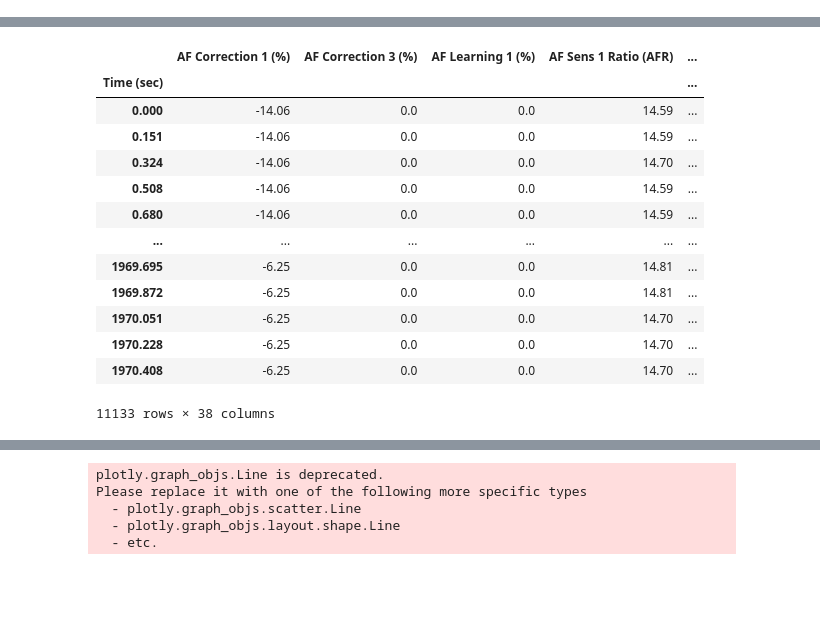
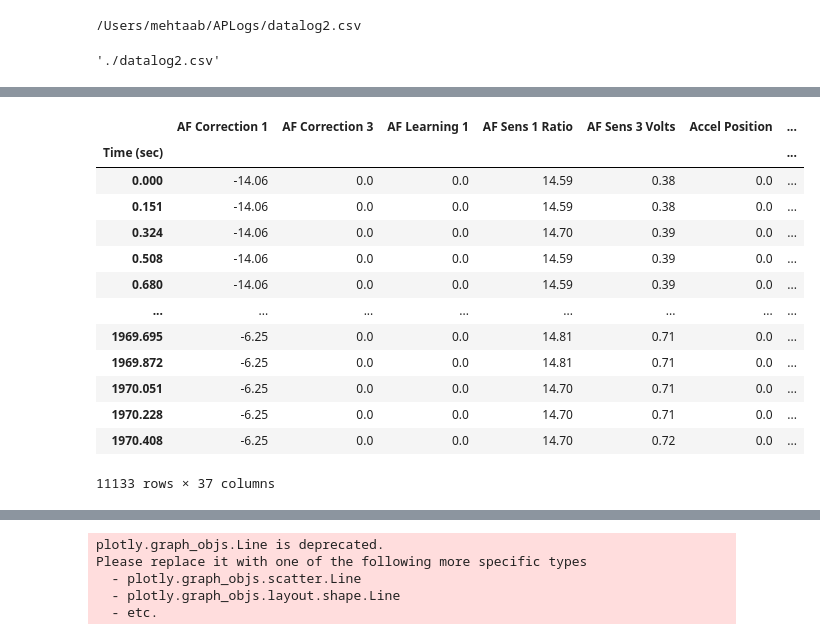
Before and after one commit to brarm/log-dive, a Jupyter notebook: log-dive.ipynb, the cells around one changed output, grey strips where cells are left out. Saved outputs shown, nothing was run; the diff lists cells and outputs as text; code cells hidden in the pictures; blank space fills up the shorter version.

Commit message:
Add filedialog for log file selection

```diff
--- a/log-dive.ipynb
+++ b/log-dive.ipynb
@@ -15,14 +17,23 @@ import dash_html_components as html
 from dash.dependencies import Input, Output, State
 # %%
 import tkinter as tk     # from tkinter import Tk for Python 3.x
-# from tkinter.filedialog import askopenfilename
+from tkinter import filedialog as fd
 
-# Tk().withdraw() # we don't want a full GUI, so keep the root window from appearing
-# filename = askopenfilename() # show an "Open" dialog box and return the path to the selected file
-# print(filename)
+root = tk.Tk()
+root.withdraw()
+
+FILENAME = fd.askopenfilename() # show an "Open" dialog box and return the path to the selected file
+print(FILENAME)
+
+root.quit()
+
+shutil.copy2(FILENAME, '.')
+# %% [output]
+/Users/mehtaab/APLogs/datalog2.csv
+'./datalog2.csv'
 # %%
-DATALOG_FILENAME_BASE = 'datalog2'
-DATALOG_FILENAME_FULL = DATALOG_FILENAME_BASE + '.csv'
+DATALOG_FILENAME_FULL = os.path.basename(FILENAME)
+DATALOG_FILENAME_BASE = DATALOG_FILENAME_FULL.split('.')[0]
 DATALOG_PICKLE_NAME = DATALOG_FILENAME_BASE + '.pkl'
 
 # file -I datalog2.csv reveals:
@@ -35,7 +46,6 @@ DATALOG_ENCODING = 'iso-8859-1'
 
 RAW_DATA_FRAME = None
 # %%
-
 try:
     with open(DATALOG_FILENAME_FULL, 'r', encoding=DATALOG_ENCODING) as log_file:
         RAW_DATA_FRAME = pd.read_csv(log_file, index_col=0)
@@ -45,5 +55,30 @@ except Exception as e:
     sys.exit(1)
 
 df = RAW_DATA_FRAME
+
+# Parse information label and drop, to begin cleaning
+try:
+    label = df.columns[-1]
+    if label.startswith('AP Info'):
+        INFO = label
+        df = df.drop(columns=label)
+    else:
+        pass
+except:
+    pass
+
+print(INFO)
+
+col_labels = list(df.columns)
+
+label_and_units = [(' '.join(label.split()[0:-1]), label.split()[-1][1:-1]) for label in col_labels]
+labels = [l[0] for l in label_and_units]
+units  = [l[1] for l in label_and_units]
+for e in zip(labels, units):
+    print(e)
+
+UNITS_BY_LABEL = dict(zip(labels, units))
+
+df = df.set_axis(labels, axis=1)
 df
 # %% [output]
@@ -50,14 +102,14 @@ df
-|  | AF Correction 1 (%) | AF Correction 3 (%) | AF Learning 1 (%) | AF Sens 1 Ratio (AFR) | ... |
-| Time (sec) |  |  |  |  | ... |
-| 0.000 | -14.06 | 0.0 | 0.0 | 14.59 | ... |
-| 0.151 | -14.06 | 0.0 | 0.0 | 14.59 | ... |
-| 0.324 | -14.06 | 0.0 | 0.0 | 14.70 | ... |
-| 0.508 | -14.06 | 0.0 | 0.0 | 14.59 | ... |
-| 0.680 | -14.06 | 0.0 | 0.0 | 14.59 | ... |
-| ... | ... | ... | ... | ... | ... |
-| 1969.695 | -6.25 | 0.0 | 0.0 | 14.81 | ... |
-| 1969.872 | -6.25 | 0.0 | 0.0 | 14.81 | ... |
-| 1970.051 | -6.25 | 0.0 | 0.0 | 14.70 | ... |
-| 1970.228 | -6.25 | 0.0 | 0.0 | 14.70 | ... |
-| 1970.408 | -6.25 | 0.0 | 0.0 | 14.70 | ... |
+|  | AF Correction 1 | AF Correction 3 | AF Learning 1 | AF Sens 1 Ratio | AF Sens 3 Volts | Accel Position | ... |
+| Time (sec) |  |  |  |  |  |  | ... |
+| 0.000 | -14.06 | 0.0 | 0.0 | 14.59 | 0.38 | 0.0 | ... |
+| 0.151 | -14.06 | 0.0 | 0.0 | 14.59 | 0.38 | 0.0 | ... |
+| 0.324 | -14.06 | 0.0 | 0.0 | 14.70 | 0.39 | 0.0 | ... |
+| 0.508 | -14.06 | 0.0 | 0.0 | 14.59 | 0.39 | 0.0 | ... |
+| 0.680 | -14.06 | 0.0 | 0.0 | 14.59 | 0.39 | 0.0 | ... |
+| ... | ... | ... | ... | ... | ... | ... | ... |
+| 1969.695 | -6.25 | 0.0 | 0.0 | 14.81 | 0.71 | 0.0 | ... |
+| 1969.872 | -6.25 | 0.0 | 0.0 | 14.81 | 0.71 | 0.0 | ... |
+| 1970.051 | -6.25 | 0.0 | 0.0 | 14.70 | 0.71 | 0.0 | ... |
+| 1970.228 | -6.25 | 0.0 | 0.0 | 14.70 | 0.71 | 0.0 | ... |
+| 1970.408 | -6.25 | 0.0 | 0.0 | 14.70 | 0.72 | 0.0 | ... |
-11133 rows × 38 columns
+11133 rows × 37 columns
```
Also changed, not shown: parts of 17 cells of this notebook.
